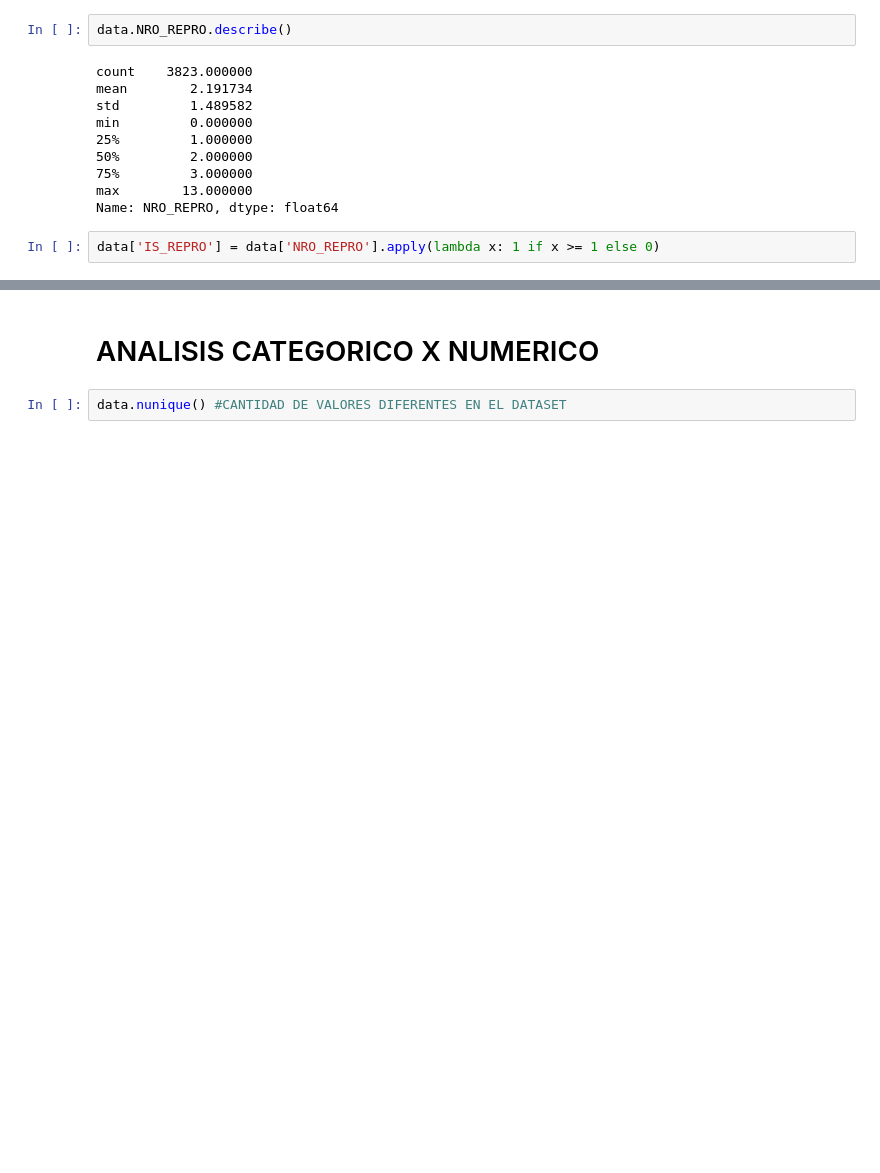
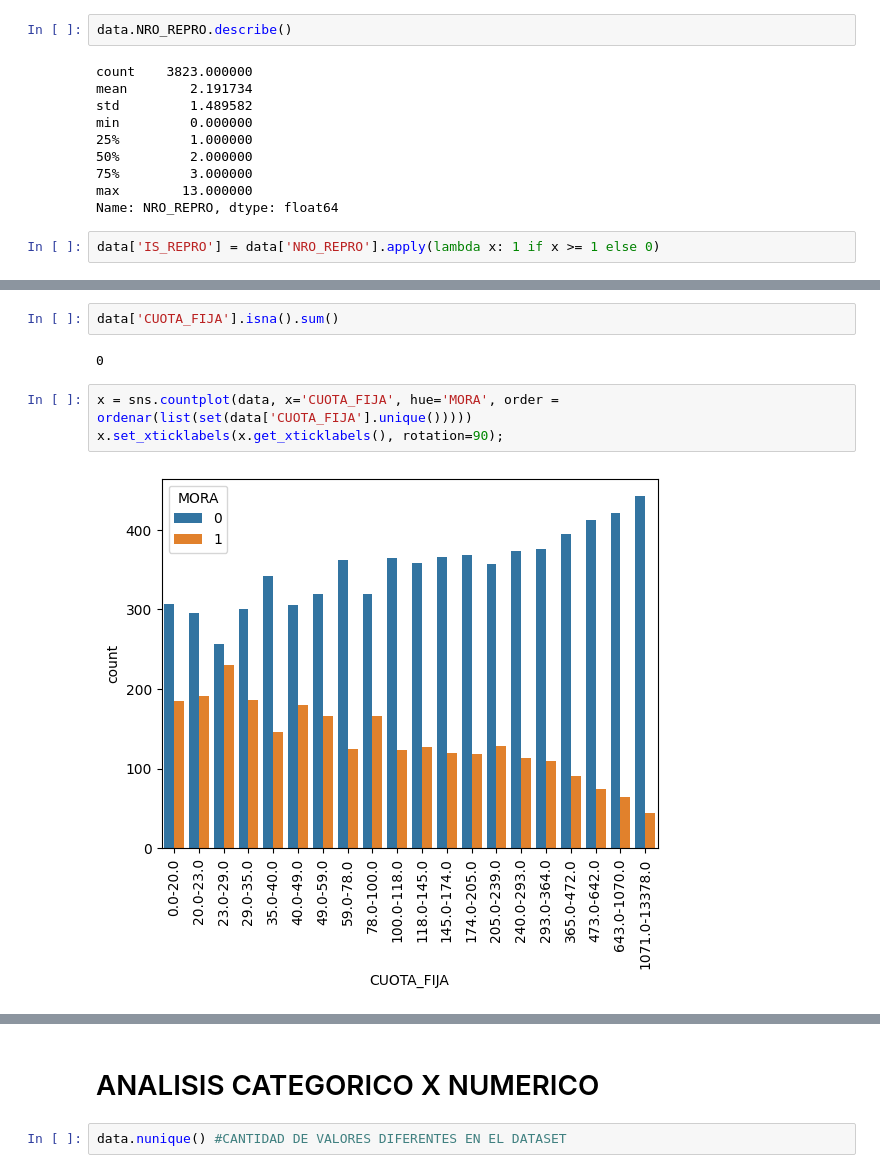
Before and after one commit to AxelSaire/Modelo-de-Riesgo-Crediticio, a Jupyter notebook: CNA.ipynb, the cells around one changed output, grey strips where cells are left out. Cells and saved outputs as stored; diff of their text form; blank space fills up the shorter version.

```diff
--- a/CNA.ipynb
+++ b/CNA.ipynb
@@ -399,0 +594,9 @@ data['IS_REPRO'] = data['NRO_REPRO'].apply(lambda x: 1 if x >= 1 else 0)
+# %%
+data['CUOTA_FIJA'].isna().sum()
+# %% [output]
+0
+# %%
+x = sns.countplot(data, x='CUOTA_FIJA', hue='MORA', order = ordenar(list(set(data['CUOTA_FIJA'].unique()))))
+x.set_xticklabels(x.get_xticklabels(), rotation=90);
+# %% [output]
+[figure, added]
```
Also changed, not shown: parts of 88 cells of this notebook.
